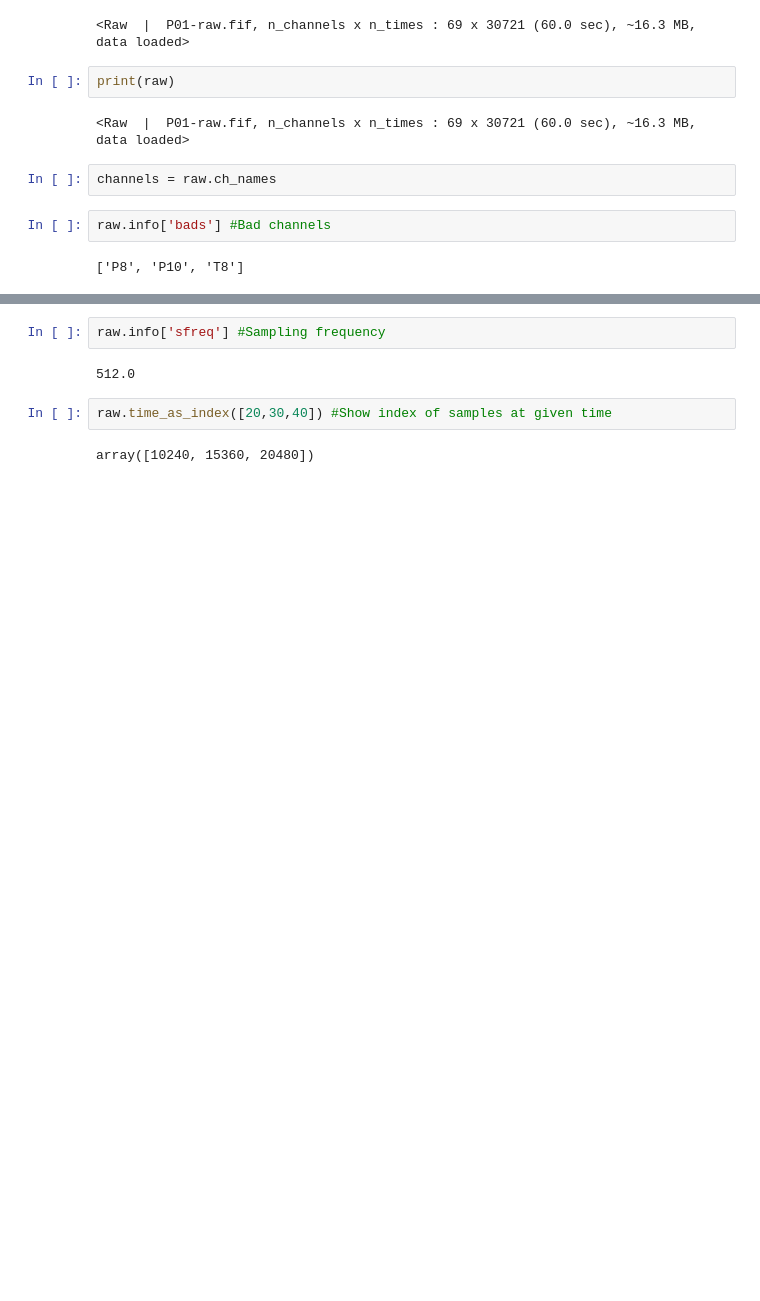
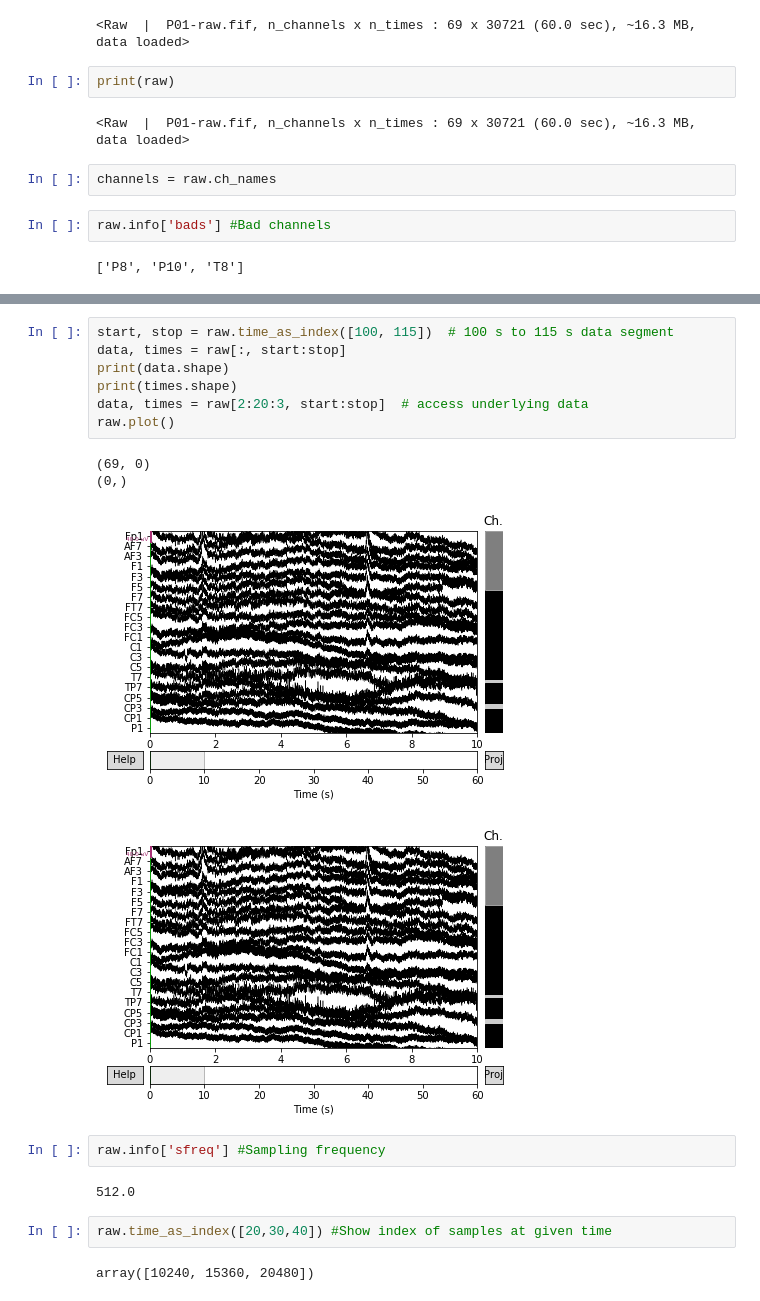
Before and after one commit to ashwinvaswani/Music-from-EEG, a Jupyter notebook: code/notebooks/Music_test.ipynb, the cells around one changed output, grey strips where cells are left out. Cells and saved outputs as stored; diff of their text form; blank space fills up the shorter version.

```diff
--- a/code/notebooks/Music_test.ipynb
+++ b/code/notebooks/Music_test.ipynb
@@ -84,3 +99,15 @@ raw.info['bads'] #Bad channels
+# %%
+start, stop = raw.time_as_index([100, 115])  # 100 s to 115 s data segment
+data, times = raw[:, start:stop]
+print(data.shape)
+print(times.shape)
+data, times = raw[2:20:3, start:stop]  # access underlying data
+raw.plot()
+# %% [output]
+(69, 0)
+(0,)
+[figure, added]
+[figure, added]
 # %%
 raw.info['sfreq'] #Sampling frequency
 # %% [output]
```
Also changed, not shown: parts of 32 cells of this notebook.
